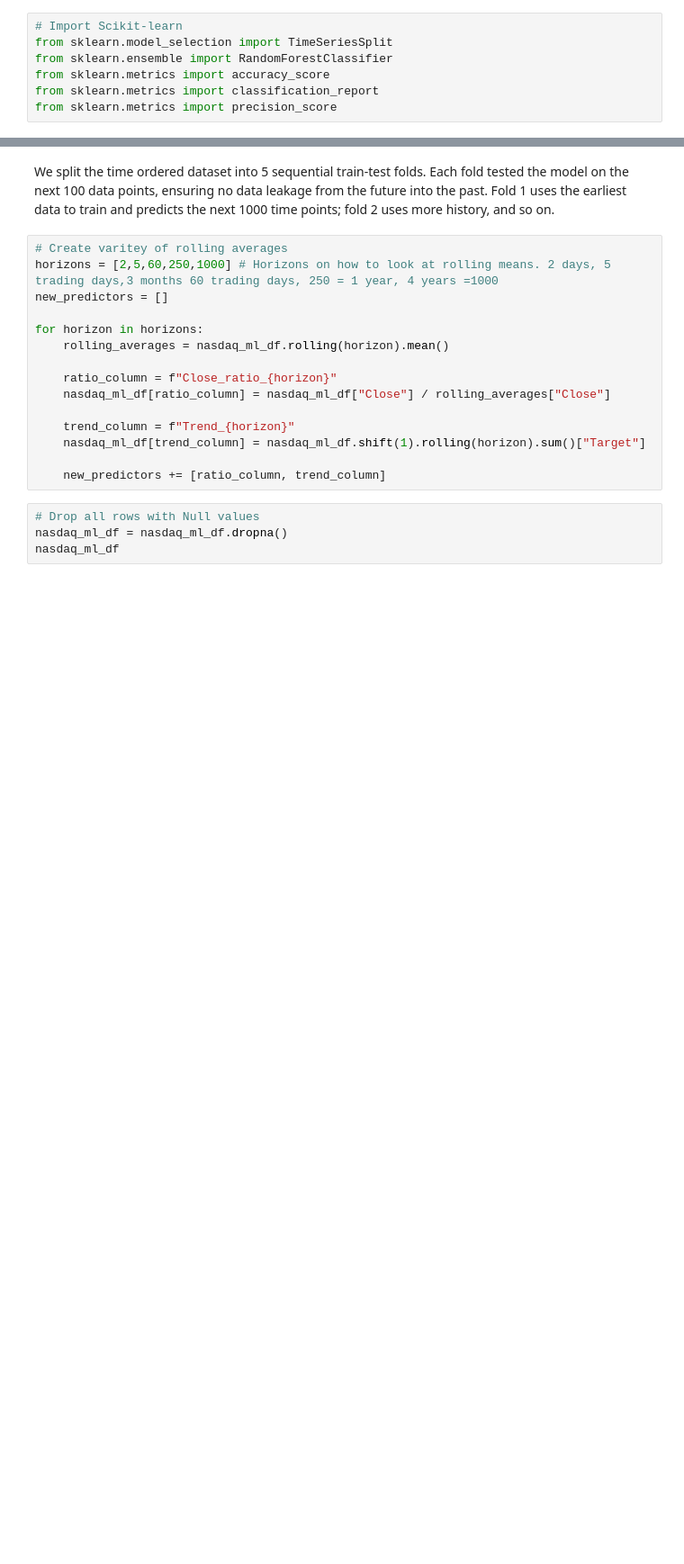
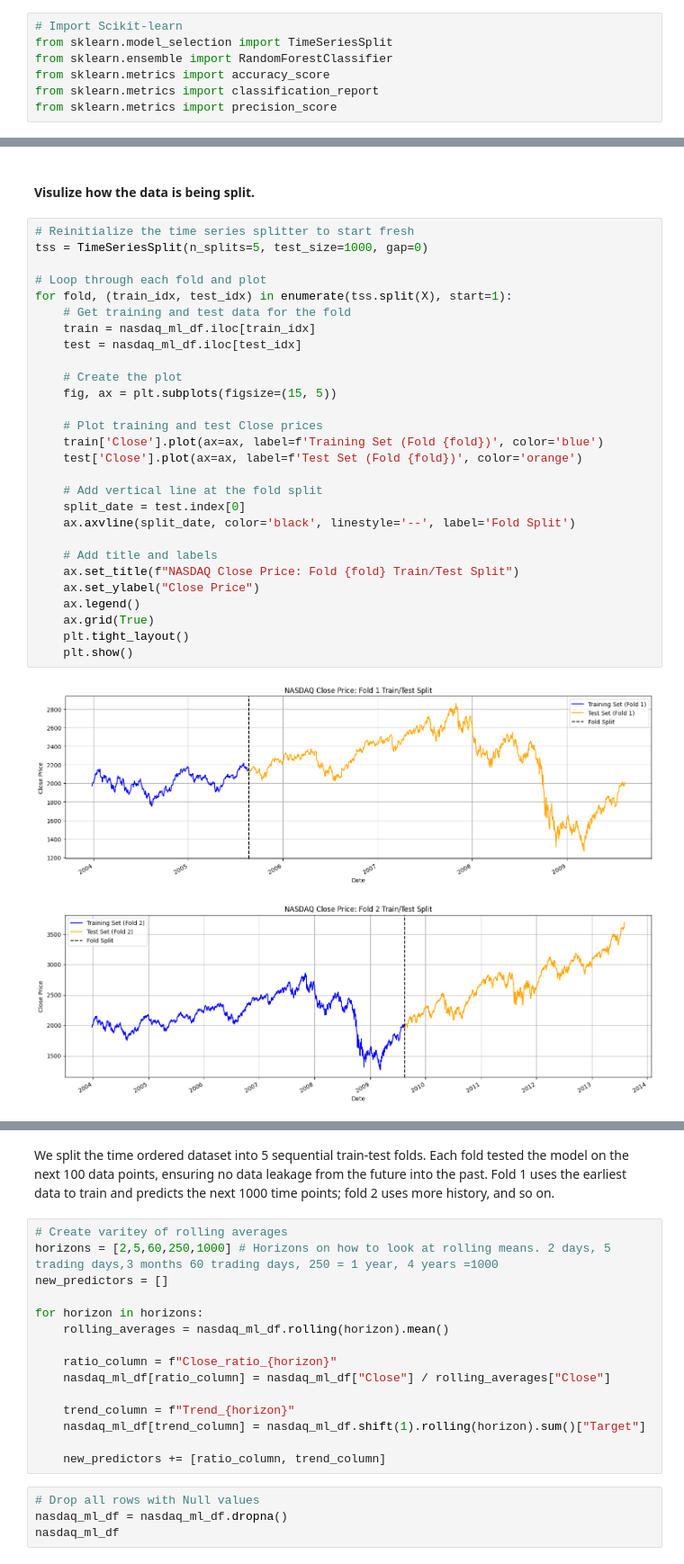
Before and after one commit to Crusoe22/Moss_ML_Capstone, a Jupyter notebook: main.ipynb, the cells around one changed output, grey strips where cells are left out. Shown at 90% size. Drawn from its saved outputs; the diff is of its cells as text; blank space fills up the shorter version.

```diff
--- a/main.ipynb
+++ b/main.ipynb
@@ -327,0 +367,33 @@ Fold 5 Precision: 0.5011
+# %% [markdown]
+#### Visulize how the data is being split.
+# %%
+# Reinitialize the time series splitter to start fresh
+tss = TimeSeriesSplit(n_splits=5, test_size=1000, gap=0)
+
+# Loop through each fold and plot
+for fold, (train_idx, test_idx) in enumerate(tss.split(X), start=1):
+    # Get training and test data for the fold
+    train = nasdaq_ml_df.iloc[train_idx]
+    test = nasdaq_ml_df.iloc[test_idx]
+
+    # Create the plot
+    fig, ax = plt.subplots(figsize=(15, 5))
+
+    # Plot training and test Close prices
+    train['Close'].plot(ax=ax, label=f'Training Set (Fold {fold})', color='blue')
+    test['Close'].plot(ax=ax, label=f'Test Set (Fold {fold})', color='orange')
+
+    # Add vertical line at the fold split
+    split_date = test.index[0]
+    ax.axvline(split_date, color='black', linestyle='--', label='Fold Split')
+
+    # Add title and labels
+    ax.set_title(f"NASDAQ Close Price: Fold {fold} Train/Test Split")
+    ax.set_ylabel("Close Price")
+    ax.legend()
+    ax.grid(True)
+    plt.tight_layout()
+    plt.show()
+# %% [output]
+[figure, added]
+[figure, added]
```
Also changed, not shown: parts of 24 cells of this notebook, 2 other files.
